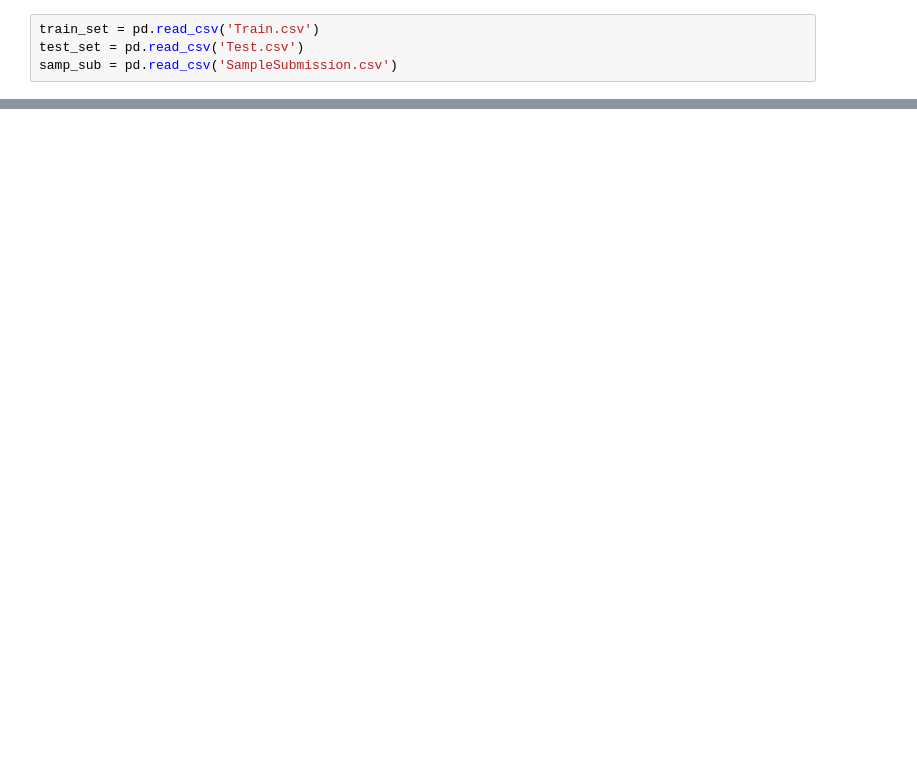
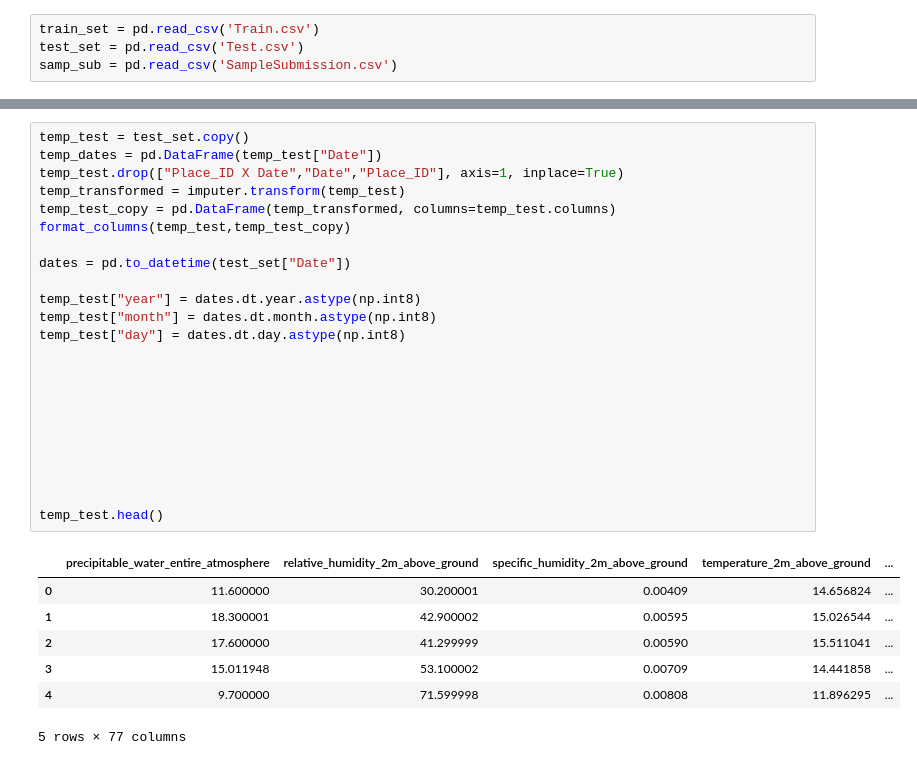
Before and after one commit to JerryAgbesi/Zindi--AI-challenges, a Jupyter notebook: Urban air pollution/urban_pollution.ipynb, the cells around one changed output, grey strips where cells are left out. Drawn from its saved outputs; the diff is of its cells as text; blank space fills up the shorter version.

```diff
--- a/Urban air pollution/urban_pollution.ipynb
+++ b/Urban air pollution/urban_pollution.ipynb
@@ -85,0 +166,31 @@ for column in nan_columns:
+# %%
+temp_test = test_set.copy()
+temp_dates = pd.DataFrame(temp_test["Date"])
+temp_test.drop(["Place_ID X Date","Date","Place_ID"], axis=1, inplace=True)
+temp_transformed = imputer.transform(temp_test)
+temp_test_copy = pd.DataFrame(temp_transformed, columns=temp_test.columns)
+format_columns(temp_test,temp_test_copy)
+
+dates = pd.to_datetime(test_set["Date"])
+
+temp_test["year"] = dates.dt.year.astype(np.int8)
+temp_test["month"] = dates.dt.month.astype(np.int8)
+temp_test["day"] = dates.dt.day.astype(np.int8)
+
+
+
+
+
+
+
+
+
+temp_test.head()
+# %% [output]
+|  | precipitable_water_entire_atmosphere | relative_humidity_2m_above_ground | specific_humidity_2m_above_ground | temperature_2m_above_ground | ... |
+| 0 | 11.600000 | 30.200001 | 0.00409 | 14.656824 | ... |
+| 1 | 18.300001 | 42.900002 | 0.00595 | 15.026544 | ... |
+| 2 | 17.600000 | 41.299999 | 0.00590 | 15.511041 | ... |
+| 3 | 15.011948 | 53.100002 | 0.00709 | 14.441858 | ... |
+| 4 | 9.700000 | 71.599998 | 0.00808 | 11.896295 | ... |
+5 rows × 77 columns
```
Also changed, not shown: parts of 31 cells of this notebook, 1 other file.
